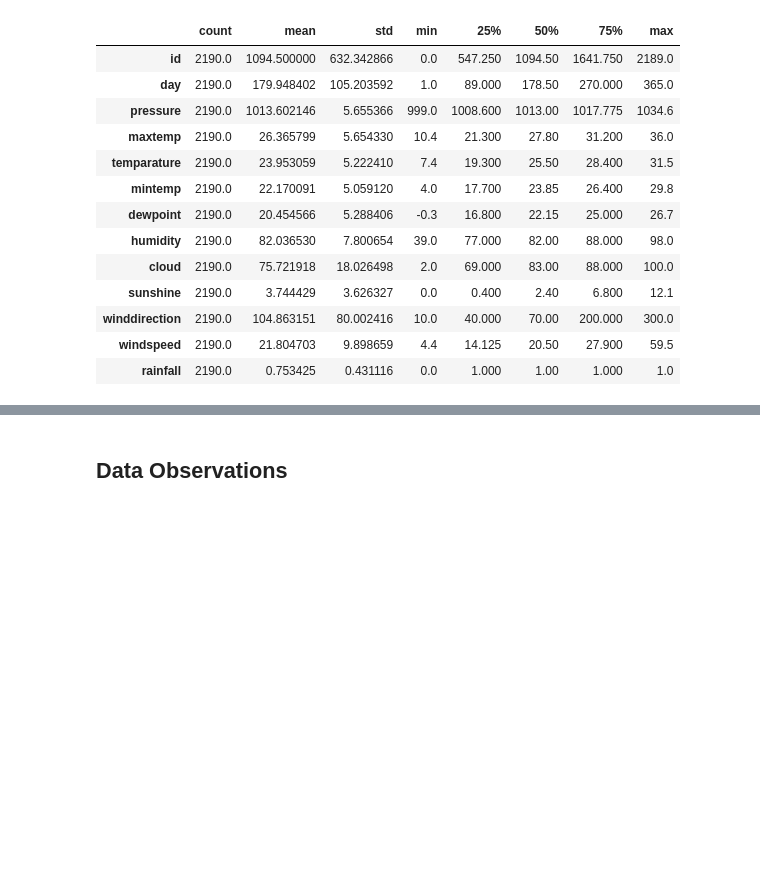
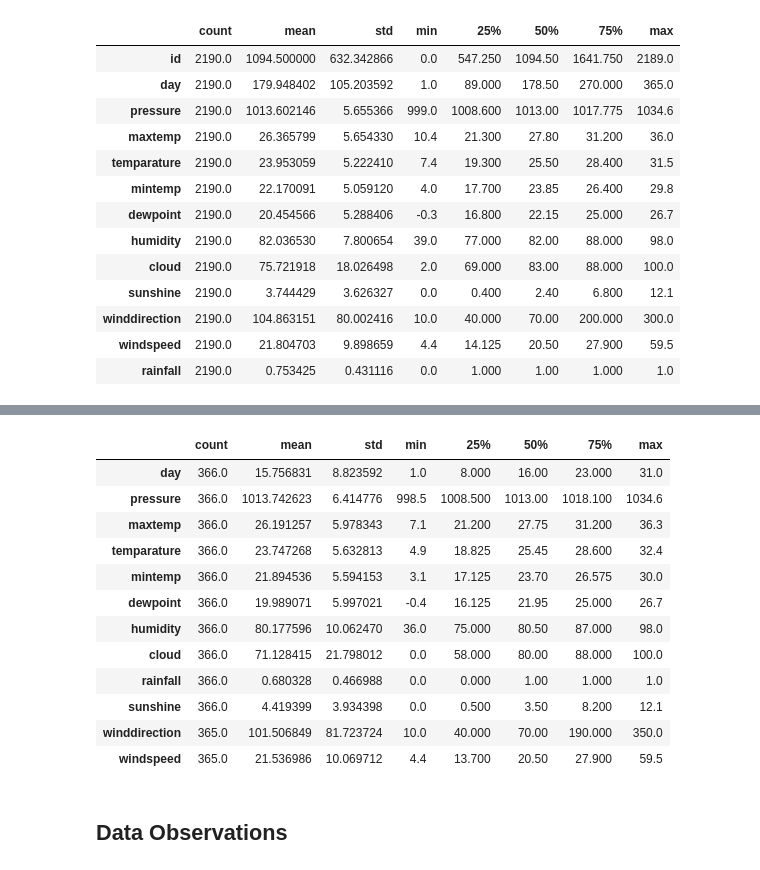
Before and after one commit to ChristopherIanPeck/kaggle-playground-series-s5, a Jupyter notebook: binary-prediction-challenge.ipynb, the cells around one changed output, grey strips where cells are left out. Drawn from its saved outputs; the diff is of its cells as text; code cells hidden in the pictures; blank space fills up the shorter version.

```diff
--- a/binary-prediction-challenge.ipynb
+++ b/binary-prediction-challenge.ipynb
@@ -158,2 +183,18 @@ train_data.describe().T
+# %%
+original_data.describe().T
+# %% [output]
+|  | count | mean | std | min | 25% | 50% | 75% | max |
+| day | 366.0 | 15.756831 | 8.823592 | 1.0 | 8.000 | 16.00 | 23.000 | 31.0 |
+| pressure | 366.0 | 1013.742623 | 6.414776 | 998.5 | 1008.500 | 1013.00 | 1018.100 | 1034.6 |
+| maxtemp | 366.0 | 26.191257 | 5.978343 | 7.1 | 21.200 | 27.75 | 31.200 | 36.3 |
+| temparature | 366.0 | 23.747268 | 5.632813 | 4.9 | 18.825 | 25.45 | 28.600 | 32.4 |
+| mintemp | 366.0 | 21.894536 | 5.594153 | 3.1 | 17.125 | 23.70 | 26.575 | 30.0 |
+| dewpoint | 366.0 | 19.989071 | 5.997021 | -0.4 | 16.125 | 21.95 | 25.000 | 26.7 |
+| humidity | 366.0 | 80.177596 | 10.062470 | 36.0 | 75.000 | 80.50 | 87.000 | 98.0 |
+| cloud | 366.0 | 71.128415 | 21.798012 | 0.0 | 58.000 | 80.00 | 88.000 | 100.0 |
+| rainfall | 366.0 | 0.680328 | 0.466988 | 0.0 | 0.000 | 1.00 | 1.000 | 1.0 |
+| sunshine | 366.0 | 4.419399 | 3.934398 | 0.0 | 0.500 | 3.50 | 8.200 | 12.1 |
+| winddirection | 365.0 | 101.506849 | 81.723724 | 10.0 | 40.000 | 70.00 | 190.000 | 350.0 |
+| windspeed | 365.0 | 21.536986 | 10.069712 | 4.4 | 13.700 | 20.50 | 27.900 | 59.5 |
 # %% [markdown]
 ## **Data Observations**
```
Also changed, not shown: parts of 3 cells of this notebook.
